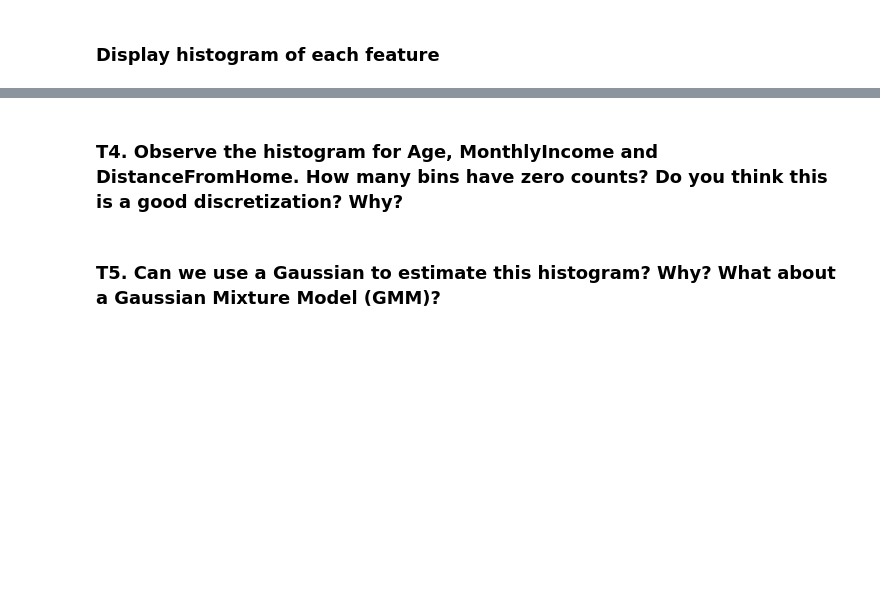
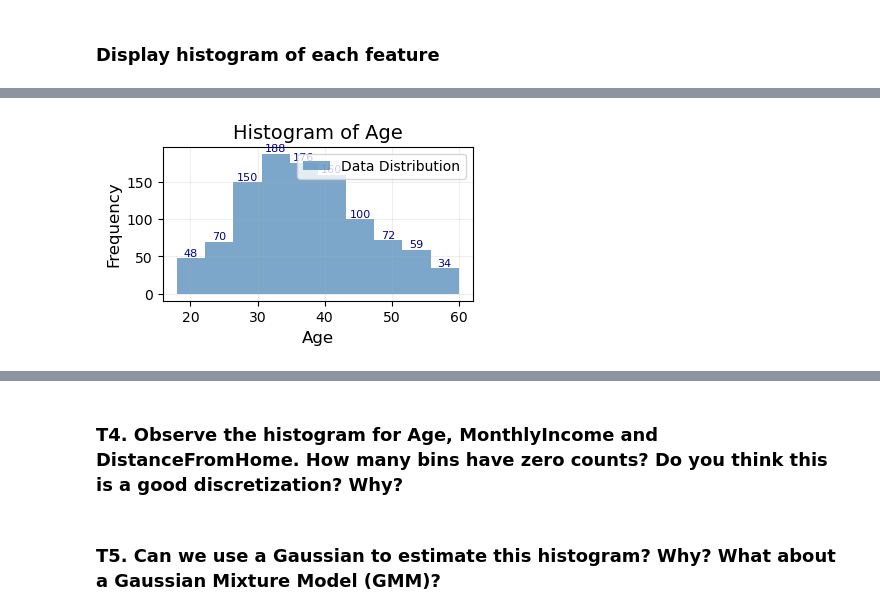
Before and after one commit to JeansAthiwat/PATT_RECOG-REQUIEM, a Jupyter notebook: HW/HW02/HW2.ipynb, the cells around one changed output, grey strips where cells are left out. Cells and saved outputs as stored; diff of their text form; code cells hidden in the pictures; blank space fills up the shorter version.

Commit message:
hist naive bayes mogged

```diff
--- a/HW/HW02/HW2.ipynb
+++ b/HW/HW02/HW2.ipynb
@@ -155,0 +338,12 @@ df_train, df_test = train_test_split(df,shuffle=True, train_size=0.9)
+# %%
+df_train, df_test = train_test_split(preprocess_df(df),shuffle=False, train_size=0.9)
+x_train, y_train = pd_to_np(df_train)
+x_test, y_test = pd_to_np(df_test)
+# print(y_train.shape)
+n_pos_train, n_neg_train = np.sum(y_train), y_train.shape[0] - np.sum(y_train)
+# print(n_pos_train, n_neg_train)
+classifier = SimpleBayesClassifier(n_pos_train, n_neg_train)
+stay_params, leave_params = classifier.fit_params(x_train, y_train)
+# print(leave_params)
+y_pred = classifier.predict(x_train)
+np.sum(y_pred == y_train)
@@ -163,0 +356,74 @@ SyntaxError: incomplete input (4137321705.py, line 3)
+# %%
+
+
+def discretize_histogram(df, col_name, cls=None, n_bin=10, expand_range=False, plot=True):
+    # Remove NaN values
+    df_no_nan = df[~np.isnan(df[col_name])]
+
+    # Bin the data into equally spaced bins
+    hist, bin_edge = np.histogram(df_no_nan[col_name], bins=n_bin)
+    print(f"histlen: {hist.shape}, bin_edgelen : {bin_edge.shape}")
+    print(hist)
+    if expand_range:
+        bin_edge[0] = -np.inf
+        bin_edge[-1] = np.inf
+    # cls[col_name] = {"hist":hist, "bin_edge":bin_edge}
+
+    if plot:
+        # Plot the histogram
+        plt.figure(figsize=(4, 2))  # Set figure size for better readability
+        plt.fill_between(bin_edge.repeat(2)[1:-1], hist.repeat(2), facecolor='steelblue', alpha=0.7, label='Data Distribution')
+
+        # Add bin count annotations
+        for i in range(len(hist)):
+            plt.text(
+                (bin_edge[i] + bin_edge[i+1]) / 2,  # Position: middle of each bin
+                hist[i],                           # Position: height of the bin
+                str(hist[i]),                      # Text: count of each bin
+                ha='center', va='bottom', fontsize=8, color='darkblue'
+            )
+
+        # Add labels and title
+        plt.title(f'Histogram of {col_name}', fontsize=14)
+        plt.xlabel(col_name, fontsize=12)
+        plt.ylabel('Frequency', fontsize=12)
+        plt.grid(alpha=0.2)
+        plt.legend(loc='upper right')
+
+        # Display the plot
+        plt.show()
+    return hist, bin_edge
+
+def digitize_df_with_capping(df, bin_edge, col_name, n_bin):
+    # Ensure column is numeric
+    df_no_nan = df[~np.isnan(df[col_name])]
+    df_numeric = pd.to_numeric(df_no_nan[col_name], errors='coerce')
+    print("len", len(df_numeric))
+    # Cap out-of-range values to the first or last bin
+    df_capped = df_numeric.clip(lower=bin_edge[0], upper=bin_edge[-2])
+
+    # Digitize data
+    digitized_col = np.digitize(df_capped, bin_edge, right=False)
+
+    # Count bins
+    bin_counts = np.bincount(digitized_col)[1:]  # Ignore index 0 (out-of-range bin)
+    print("counts:", np.sum(bin_counts))
+    return digitized_col, bin_counts
+
+
+
+cls = dict()
+# Iterate over all columns in the DataFrame
+for col_name in ["Age"]:#,"MonthlyIncome",'DistanceFromHome']:
+    hist, bin_edge = discretize_histogram(df_train, col_name, cls,n_bin=10, expand_range=False, plot=True)
+    cls[col_name] = {"hist":hist, "bin_edge":bin_edge}
+    print(cls[col_name]["bin_edge"])
+
+col_name = "Age"
+x = digitize_df_with_capping(df_train, bin_edge=cls["Age"]["bin_edge"], col_name="Age",n_bin=10)
+# # Iterate over all columns in the DataFrame
+# for col_name in df_train.columns:
+#     discretize_histogram(df_train, col_name, cls, plot=False)
+    # print(cls[col_name]["bin_edge"])
+x
+# %% [output]
@@ -163,0 +432 @@ SyntaxError: incomplete input (4137321705.py, line 3)
+[figure, added]
```
Also changed, not shown: parts of 9 cells of this notebook, 1 other file.
